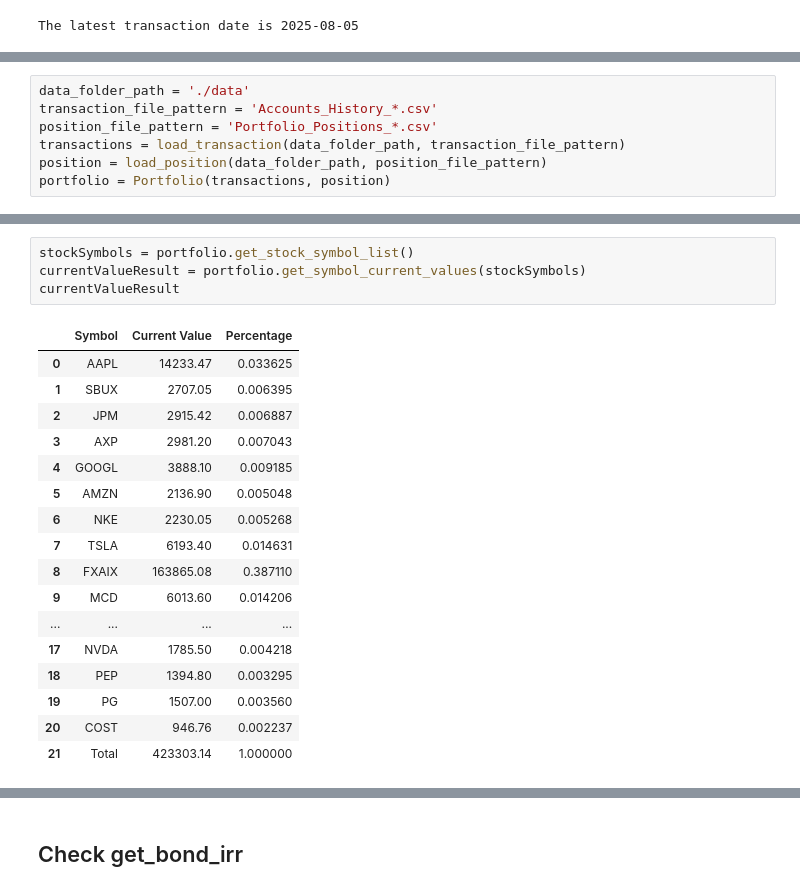
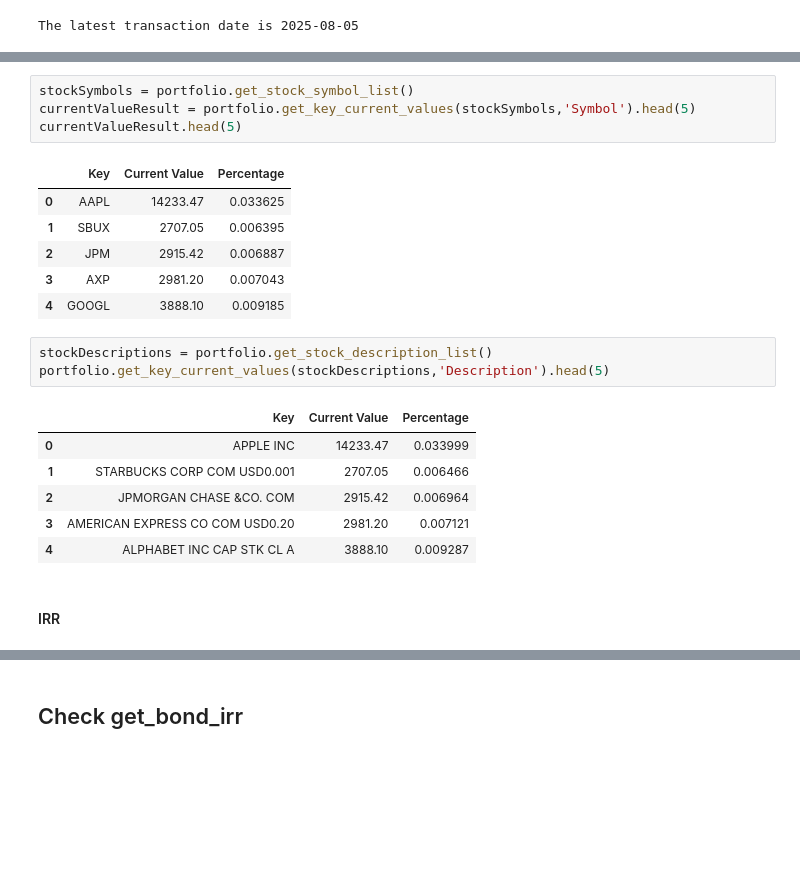
Before and after one commit to yifan-lee/fidelity-portfolio-tracker, a Jupyter notebook: Dev.ipynb, the cells around one changed output, grey strips where cells are left out. Drawn from its saved outputs; the diff is of its cells as text; blank space fills up the shorter version.

Commit message:
split portfolio into sub class

```diff
--- a/Dev.ipynb
+++ b/Dev.ipynb
@@ -417,7 +593,0 @@ display_percentage(result,['Percentage','IRR'])
-# %%
-data_folder_path = './data'
-transaction_file_pattern = 'Accounts_History_*.csv'
-position_file_pattern = 'Portfolio_Positions_*.csv'
-transactions = load_transaction(data_folder_path, transaction_file_pattern)
-position = load_position(data_folder_path, position_file_pattern)
-portfolio = Portfolio(transactions, position)
@@ -447,23 +603,24 @@ display_percentage(result,['Percentage','IRR'])
 # %%
 stockSymbols = portfolio.get_stock_symbol_list()
-currentValueResult = portfolio.get_symbol_current_values(stockSymbols)
-currentValueResult
+currentValueResult = portfolio.get_key_current_values(stockSymbols,'Symbol').head(5)
+currentValueResult.head(5)
 # %% [output]
-|  | Symbol | Current Value | Percentage |
+|  | Key | Current Value | Percentage |
 | 0 | AAPL | 14233.47 | 0.033625 |
 | 1 | SBUX | 2707.05 | 0.006395 |
 | 2 | JPM | 2915.42 | 0.006887 |
 | 3 | AXP | 2981.20 | 0.007043 |
 | 4 | GOOGL | 3888.10 | 0.009185 |
-| 5 | AMZN | 2136.90 | 0.005048 |
-| 6 | NKE | 2230.05 | 0.005268 |
-| 7 | TSLA | 6193.40 | 0.014631 |
-| 8 | FXAIX | 163865.08 | 0.387110 |
-| 9 | MCD | 6013.60 | 0.014206 |
-| ... | ... | ... | ... |
-| 17 | NVDA | 1785.50 | 0.004218 |
-| 18 | PEP | 1394.80 | 0.003295 |
-| 19 | PG | 1507.00 | 0.003560 |
-| 20 | COST | 946.76 | 0.002237 |
-| 21 | Total | 423303.14 | 1.000000 |
+# %%
+stockDescriptions = portfolio.get_stock_description_list()
+portfolio.get_key_current_values(stockDescriptions,'Description').head(5)
+# %% [output]
+|  | Key | Current Value | Percentage |
+| 0 | APPLE INC | 14233.47 | 0.033999 |
+| 1 | STARBUCKS CORP COM USD0.001 | 2707.05 | 0.006466 |
+| 2 | JPMORGAN CHASE &CO. COM | 2915.42 | 0.006964 |
+| 3 | AMERICAN EXPRESS CO COM USD0.20 | 2981.20 | 0.007121 |
+| 4 | ALPHABET INC CAP STK CL A | 3888.10 | 0.009287 |
+# %% [markdown]
+#### IRR
 # %%
```
Also changed, not shown: parts of 37 cells of this notebook.
